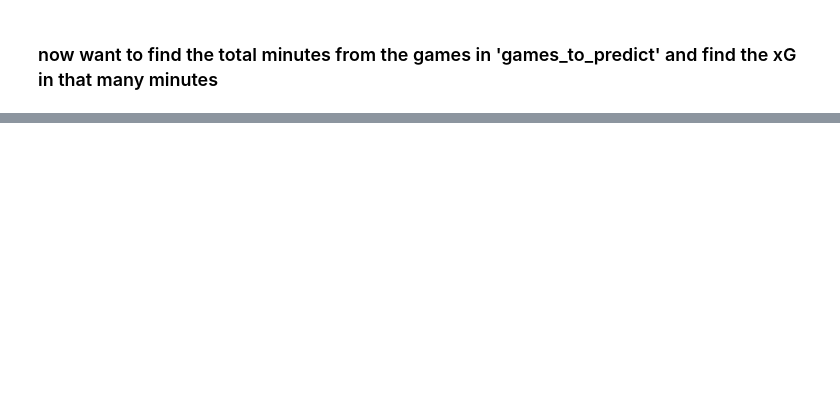
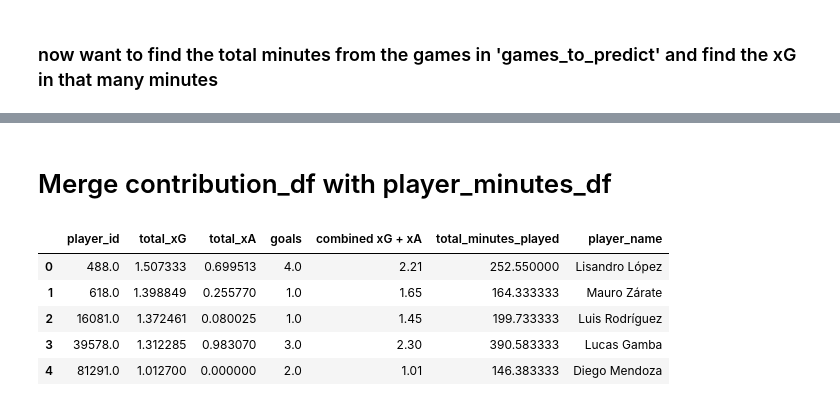
Before and after one commit to d-v-dlee/super_liga_xg, a Jupyter notebook: player_minutes_xg.ipynb, the cells around one changed output, grey strips where cells are left out. Cells and saved outputs as stored; diff of their text form; code cells hidden in the pictures; blank space fills up the shorter version.

```diff
--- a/player_minutes_xg.ipynb
+++ b/player_minutes_xg.ipynb
@@ -244,0 +257,9 @@ contribution_df.head()
+# %%
+players = pred_min_df['player_id'].unique()
+player_minutes = []
+for player in players:
+    total_minutes = pred_min_df[pred_min_df['player_id'] == player]['minutes_played'].sum()
+    name = pred_min_df[pred_min_df['player_id'] == player]['name'].iloc[0]
+    player_minutes.append([player, total_minutes, name])
+# %%
+player_minutes_df = pd.DataFrame(player_minutes, columns=['player_id', 'total_minutes_played', 'player_name'])
@@ -244,0 +275,13 @@ contribution_df.head()
+# %% [markdown]
+# Merge contribution_df with player_minutes_df
+# %%
+xg_min = pd.merge(contribution_df, player_minutes_df, on='player_id', how='outer')
+# %%
+xg_min.head()
+# %% [output]
+|  | player_id | total_xG | total_xA | goals | combined xG + xA | total_minutes_played | player_name |
+| 0 | 488.0 | 1.507333 | 0.699513 | 4.0 | 2.21 | 252.550000 | Lisandro López |
+| 1 | 618.0 | 1.398849 | 0.255770 | 1.0 | 1.65 | 164.333333 | Mauro Zárate |
+| 2 | 16081.0 | 1.372461 | 0.080025 | 1.0 | 1.45 | 199.733333 | Luis Rodríguez |
+| 3 | 39578.0 | 1.312285 | 0.983070 | 3.0 | 2.30 | 390.583333 | Lucas Gamba |
+| 4 | 81291.0 | 1.012700 | 0.000000 | 2.0 | 1.01 | 146.383333 | Diego Mendoza |
```
Also changed, not shown: parts of 15 cells of this notebook.
